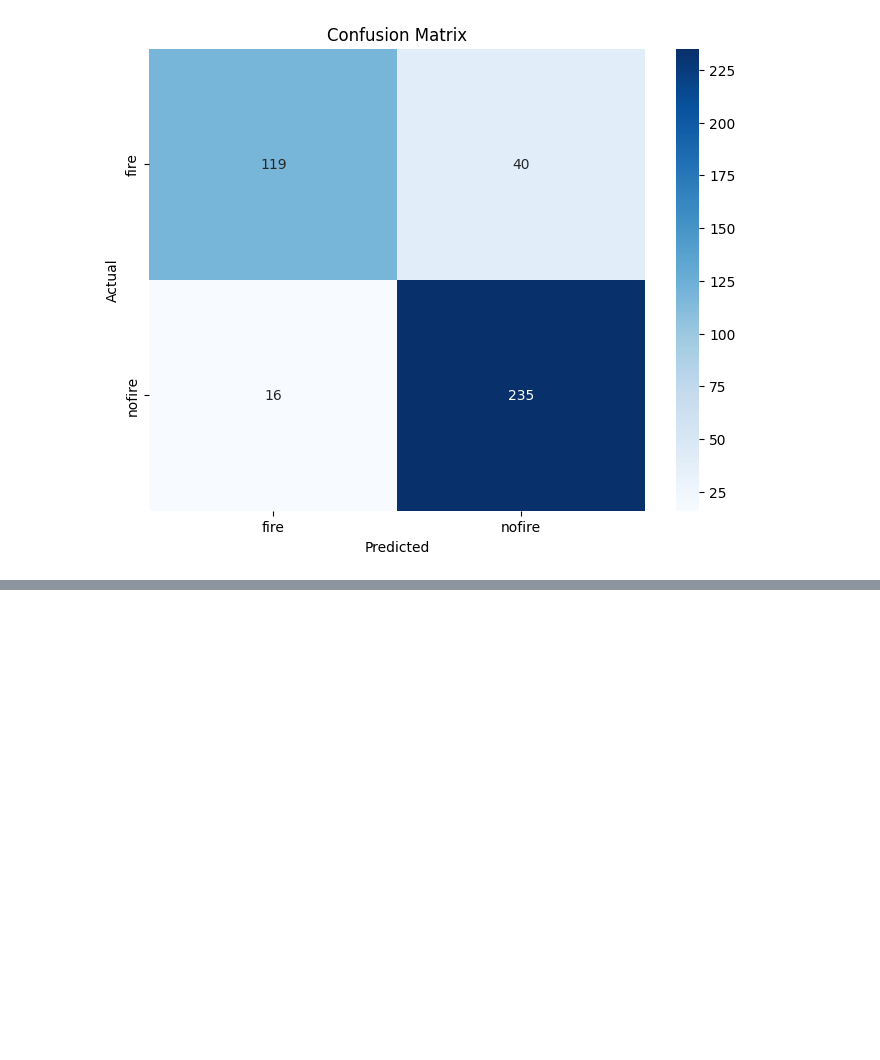
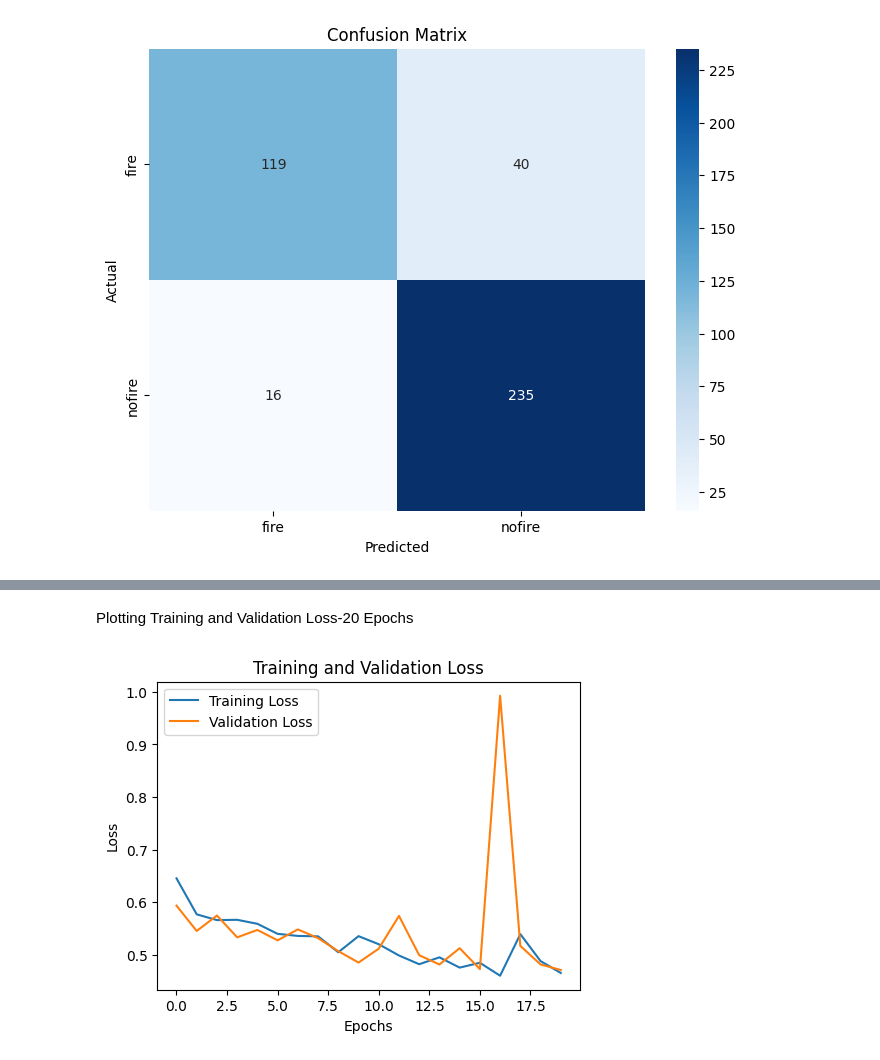
Before and after one commit to nschultze/Wildfire-Detection-from-RBG-Images, a Jupyter notebook: ComplexCNN.ipynb, the cells around one changed output, grey strips where cells are left out. Saved outputs shown, nothing was run; the diff lists cells and outputs as text; code cells hidden in the pictures; blank space fills up the shorter version.

Commit message:
Training Complex CNN with 20 Epochs

```diff
--- a/ComplexCNN.ipynb
+++ b/ComplexCNN.ipynb
@@ -268,0 +271,26 @@ plt.show()
+# %%
+model1 = keras.Sequential([
+    Conv2D(64, (3, 3), activation='relu', input_shape=(128, 128, 3)),
+    MaxPooling2D((2, 2)),
+
+    Conv2D(128, (3, 3), activation='relu'),
+    MaxPooling2D((2, 2)),
+
+    Conv2D(256, (3, 3), activation='relu'),
+    MaxPooling2D((2, 2)),
+
+    Conv2D(512, (3, 3), activation='relu'),
+    MaxPooling2D((2, 2)),
+
+    Flatten(),
+
+    Dense(512, activation='relu'),
+    Dropout(0.5),
+    Dense(256, activation='relu'),
+    Dropout(0.3),
+    Dense(1, activation='sigmoid')
+])
+
+model1.compile(optimizer='adam', loss='binary_crossentropy', metrics=['accuracy'])
+
+model1.summary()
@@ -268,0 +317,4 @@ plt.show()
+# %%
+history1 = model1.fit(train_generator, epochs=20, validation_data=val_generator)  # Adjust the number of epochs as needed
+
+model1.save('complexCNN20Epochs.h5')
@@ -268,0 +376,14 @@ plt.show()
+# %% [markdown]
+Plotting Training and Validation Loss-20 Epochs
+# %%
+plt.figure(figsize=(12, 4))
+plt.subplot(1, 2, 1)
+plt.plot(history1.history['loss'], label='Training Loss')
+plt.plot(history1.history['val_loss'], label='Validation Loss')
+plt.xlabel('Epochs')
+plt.ylabel('Loss')
+plt.legend()
+plt.title('Training and Validation Loss')
+plt.show()
+# %% [output]
+[figure, added]
```
Also changed, not shown: parts of 16 cells of this notebook, 1 other file.
